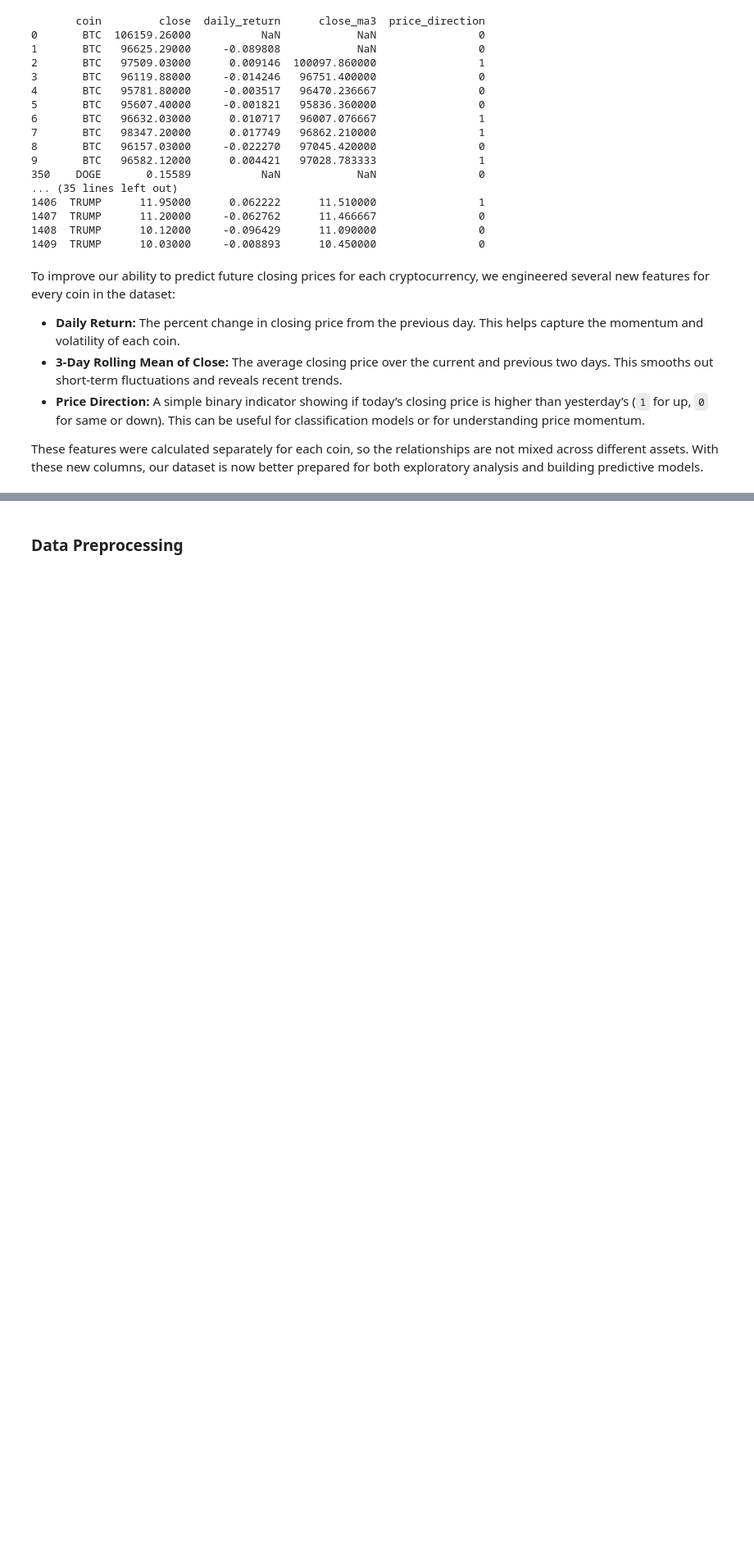
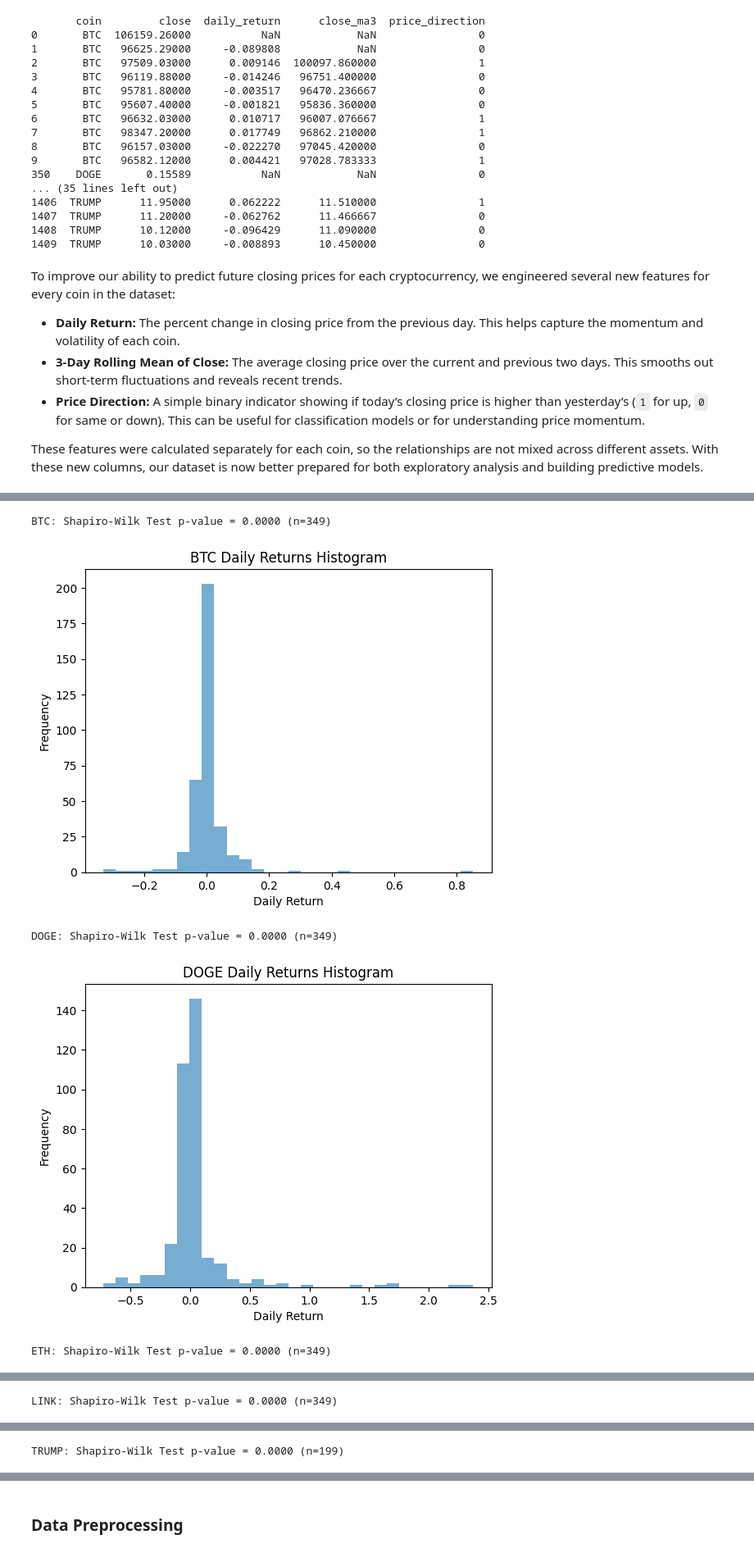
Before and after one commit to Eris-Leksi/Cryptocurrency-Price-Prediction-Models-, a Jupyter notebook: script.ipynb, the cells around one changed output, grey strips where cells are left out. Shown at 82% size. Saved outputs shown, nothing was run; the diff lists cells and outputs as text; code cells hidden in the pictures; blank space fills up the shorter version.

```diff
--- a/script.ipynb
+++ b/script.ipynb
@@ -408,0 +420,16 @@ These features were calculated separately for each coin, so the relationships ar
+# %%
+for coin in merged_df['coin'].unique():
+    returns = merged_df[merged_df['coin'] == coin]['daily_return'].dropna()
+    stat, p = shapiro(returns)
+    print(f"{coin}: Shapiro-Wilk Test p-value = {p:.4f} (n={len(returns)})")
+    plt.hist(returns, bins=30, alpha=0.6, label=coin)
+    plt.title(f"{coin} Daily Returns Histogram")
+    plt.xlabel("Daily Return")
+    plt.ylabel("Frequency")
+    plt.show()
+# %% [output]
+BTC: Shapiro-Wilk Test p-value = 0.0000 (n=349)
+[figure, added]
+DOGE: Shapiro-Wilk Test p-value = 0.0000 (n=349)
+[figure, added]
+ETH: Shapiro-Wilk Test p-value = 0.0000 (n=349)
@@ -408,0 +437 @@ These features were calculated separately for each coin, so the relationships ar
+LINK: Shapiro-Wilk Test p-value = 0.0000 (n=349)
@@ -408,0 +439 @@ These features were calculated separately for each coin, so the relationships ar
+TRUMP: Shapiro-Wilk Test p-value = 0.0000 (n=199)
```
Also changed, not shown: parts of 15 cells of this notebook.
